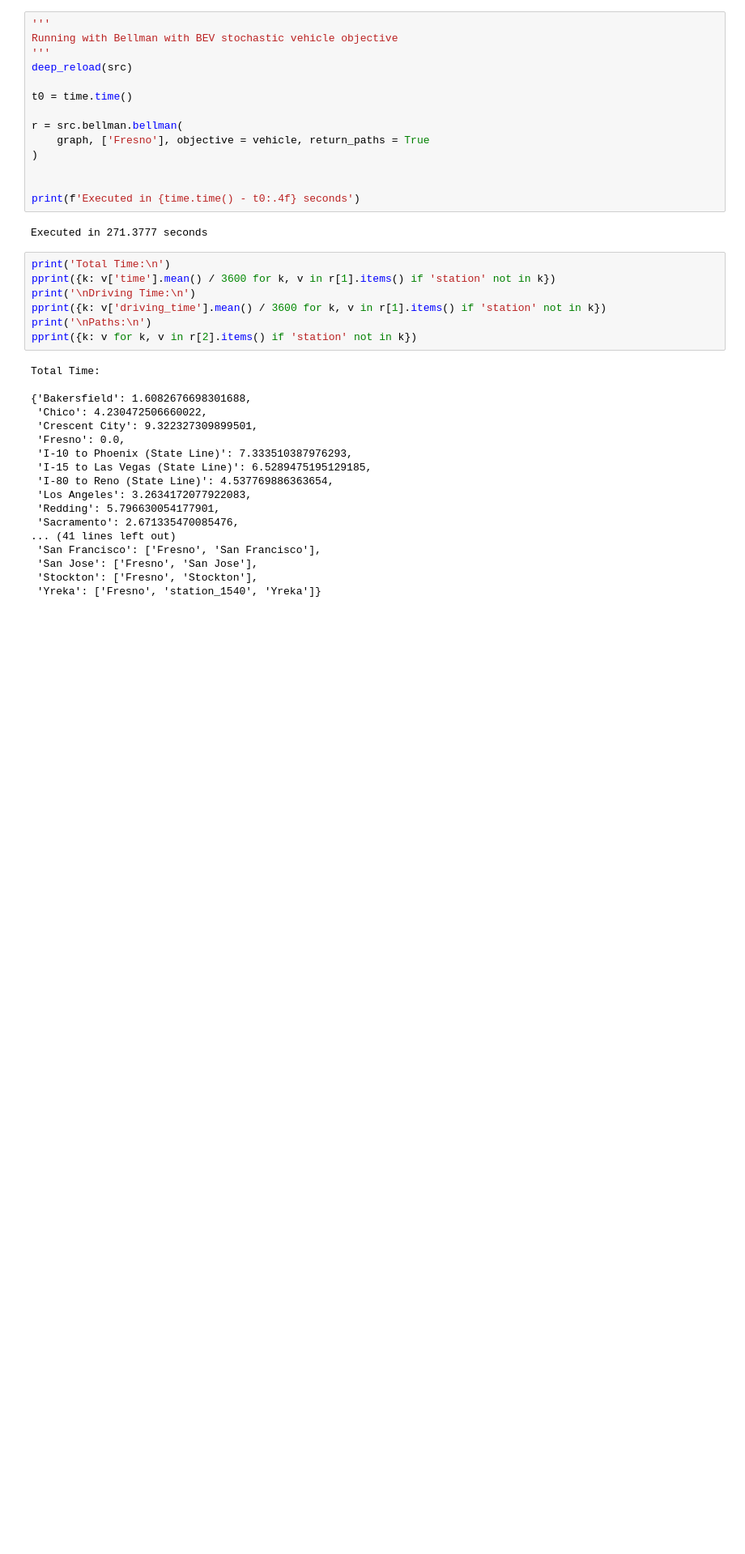
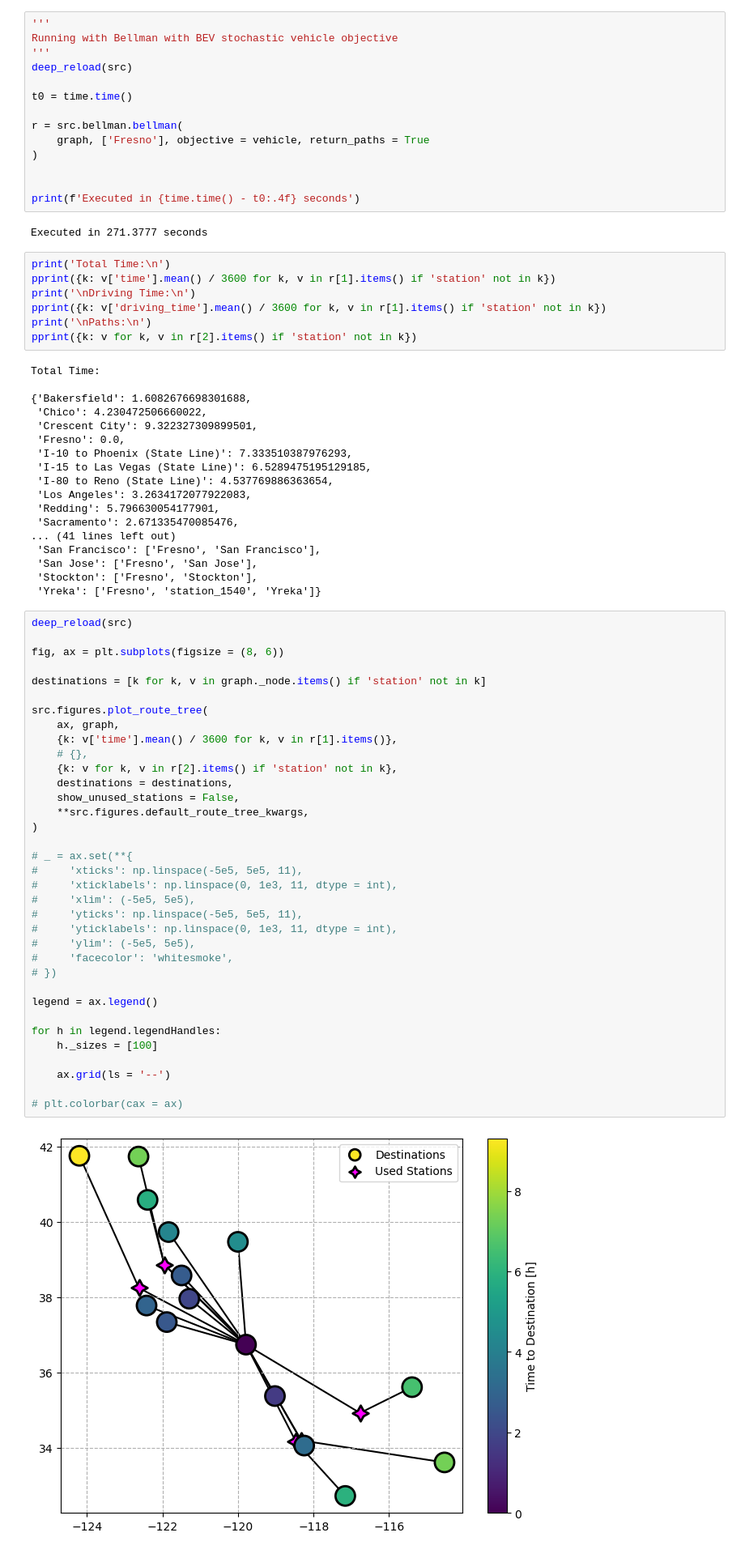
Before and after one commit to airabino/charger_network_analysis, a Jupyter notebook: California.ipynb, the cells around one changed output. Shown at 81% size. Saved outputs shown, nothing was run; the diff lists cells and outputs as text; blank space fills up the shorter version.

```diff
--- a/California.ipynb
+++ b/California.ipynb
@@ -342,3 +340,40 @@ Total Time:
  'San Jose': ['Fresno', 'San Jose'],
  'Stockton': ['Fresno', 'Stockton'],
  'Yreka': ['Fresno', 'station_1540', 'Yreka']}
+# %%
+deep_reload(src)
+
+fig, ax = plt.subplots(figsize = (8, 6))
+
+destinations = [k for k, v in graph._node.items() if 'station' not in k]
+
+src.figures.plot_route_tree(
+    ax, graph,
+    {k: v['time'].mean() / 3600 for k, v in r[1].items()},
+    # {},
+    {k: v for k, v in r[2].items() if 'station' not in k},
+    destinations = destinations,
+    show_unused_stations = False,
+    **src.figures.default_route_tree_kwargs,
+)
+
+# _ = ax.set(**{
+#     'xticks': np.linspace(-5e5, 5e5, 11),
+#     'xticklabels': np.linspace(0, 1e3, 11, dtype = int),
+#     'xlim': (-5e5, 5e5),
+#     'yticks': np.linspace(-5e5, 5e5, 11),
+#     'yticklabels': np.linspace(0, 1e3, 11, dtype = int),
+#     'ylim': (-5e5, 5e5),
+#     'facecolor': 'whitesmoke',
+# })
+
+legend = ax.legend()
+
+for h in legend.legendHandles:
+    h._sizes = [100]
+
+    ax.grid(ls = '--')
+
+# plt.colorbar(cax = ax)
+# %% [output]
+[figure, added]
```
Also changed, not shown: parts of 1 cell of this notebook, 14 other files.
